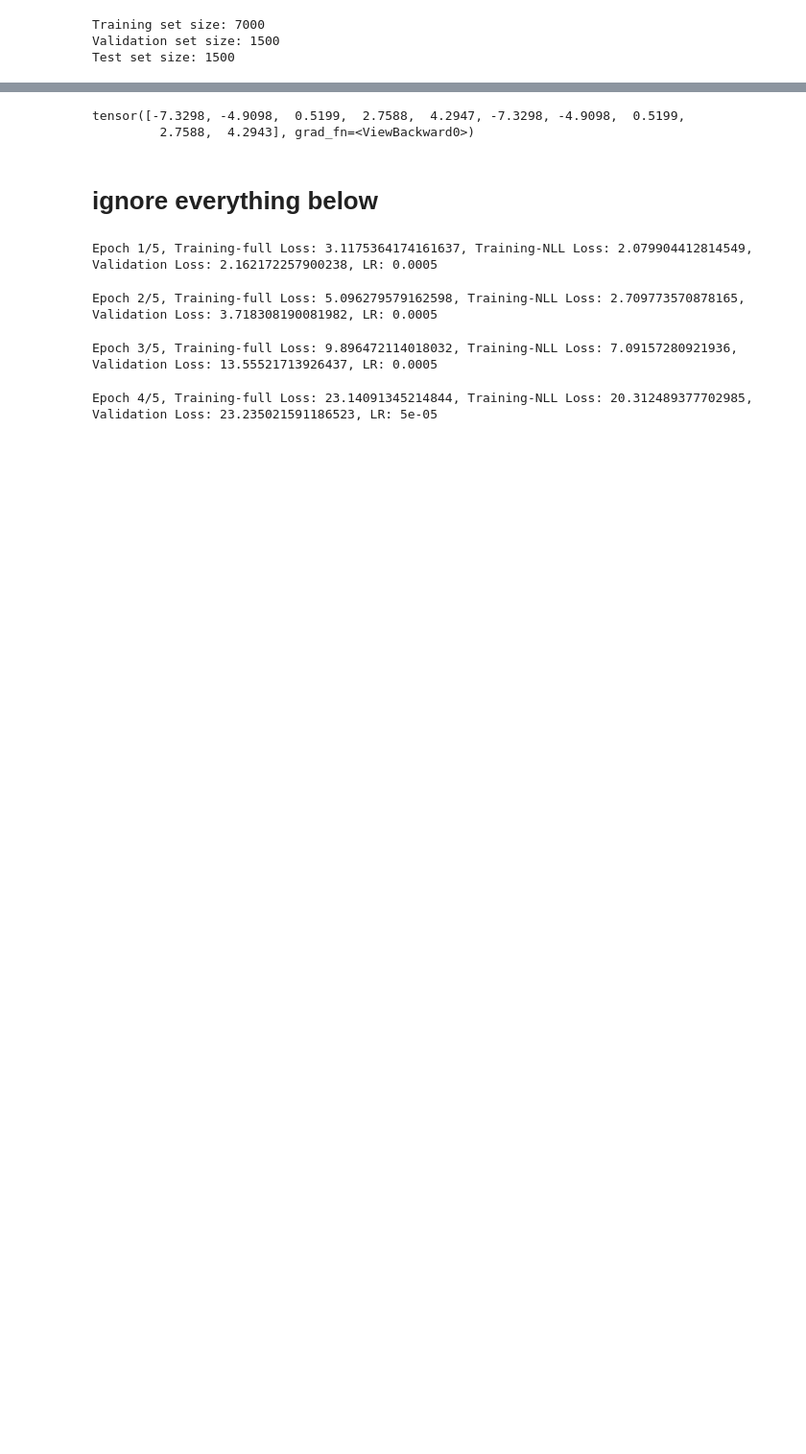
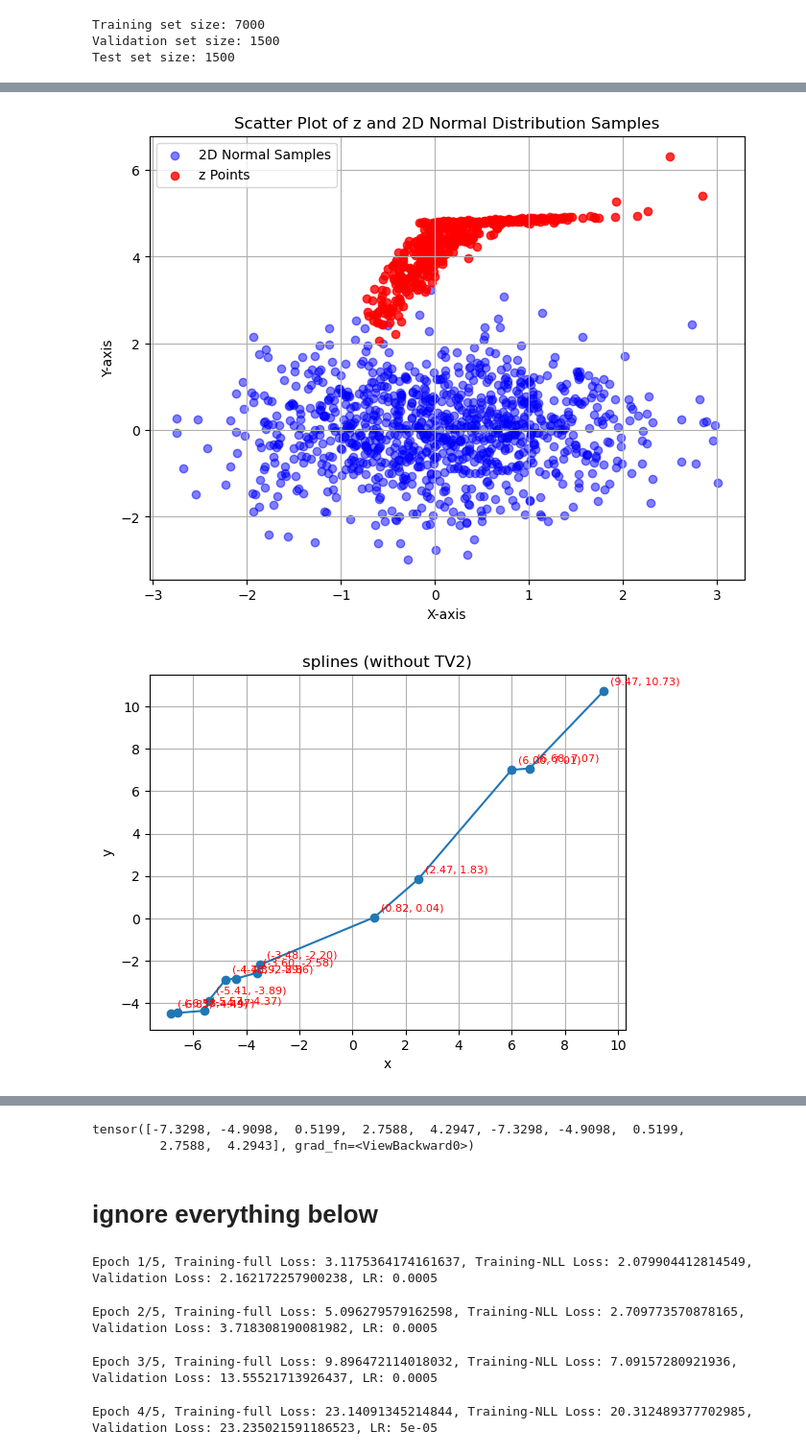
Before and after one commit to neelkanthrawat/Lipschitz_DSNN, a Jupyter notebook: 2d_NF_with_splines_test.ipynb, the cells around one changed output, grey strips where cells are left out. Shown: that part at 96% size. Cells and saved outputs as stored; diff of their text form; code cells hidden in the pictures; blank space fills up the shorter version.

```diff
--- a/2d_NF_with_splines_test.ipynb
+++ b/2d_NF_with_splines_test.ipynb
@@ -962,0 +825,20 @@ def plot_with_annotations(x, y, title="Plot with (x, y) Annotations", xlabel="X-
+# %%
+# let's test the function and see if it works well
+SIZE=13;RANGE=10
+spline_params = {
+    "mode": "fc",
+    "num_activations": 2,
+    "size": SIZE,
+    "range_": RANGE,
+    # "grid_values": torch.tensor([-0.1, 1.7, 2.7, 3.45, 4.0]),
+    # "grid_values": torch.tensor([-8.3, -4, 2.7, 4.5, 9.0]),
+    "init": "random",
+    "smin": 0.1, #
+    "smax": 3.0,#
+    "slope_constrained": True,
+}
+
+model_2d=SplineNN(input_dim=2, hidden_dim=[], output_dim=2,
+                   spline_activation_class=LinearSplineSlopeConstrained,
+                   spline_kwargs=spline_params, bias=0
+                   )
@@ -962,0 +855,25 @@ def plot_with_annotations(x, y, title="Plot with (x, y) Annotations", xlabel="X-
+# %%
+model_2d.eval()
+# print("train_data[:3]"); print(train_data[:3])
+z= model_2d(torch.tensor(test_data[:500], dtype=torch.float))
+plot_z_and_2d_normal(z.detach().numpy())
+
+x,y=model_2d.activations[0].nodal_val_loc_tensor.detach().numpy(),\
+model_2d.activations[0].slope_constrained_coefficients_vect.detach().numpy()
+
+# Add labels, title, and grid
+plot_with_annotations(x[0], y[:SIZE],
+                    title="splines (without TV2)", xlabel="x", ylabel="y")
+plt.show()
+plot_with_annotations(x[0], y[SIZE:],
+                    title="splines (without TV2)", xlabel="x", ylabel="y")
+plt.show()
+
+# lld = get_weight_determinants(model_2d)
+# dja = prod_model_activations_jacobians(model_2d)
+# print("lld is:"); print(lld)
+# print("dja is:"); print(dja)
+# nll_loss(z=z, det_jacob_act=dja, linear_layers_det=lld)
+# %% [output]
+[figure, added]
+[figure, added]
```
Also changed, not shown: parts of 38 cells of this notebook.
